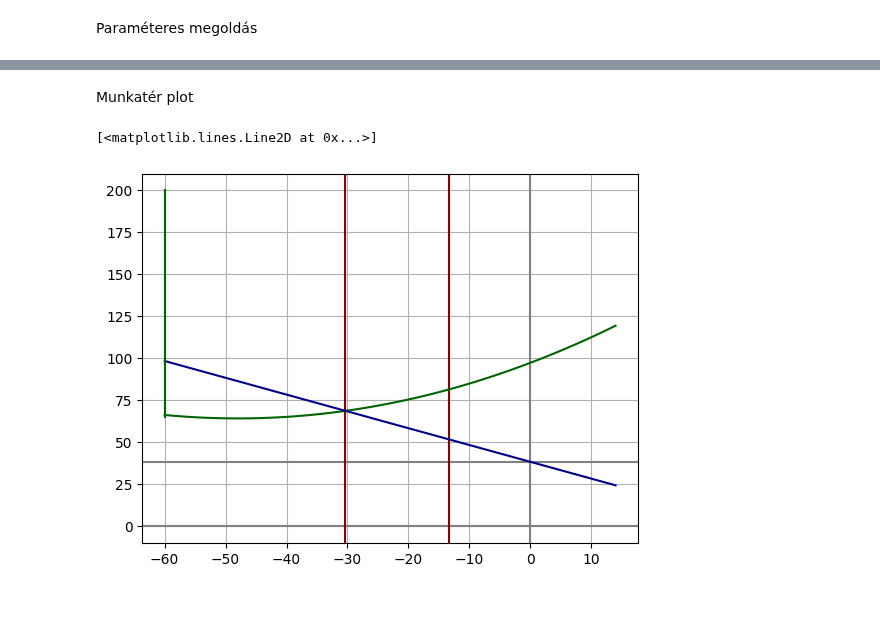
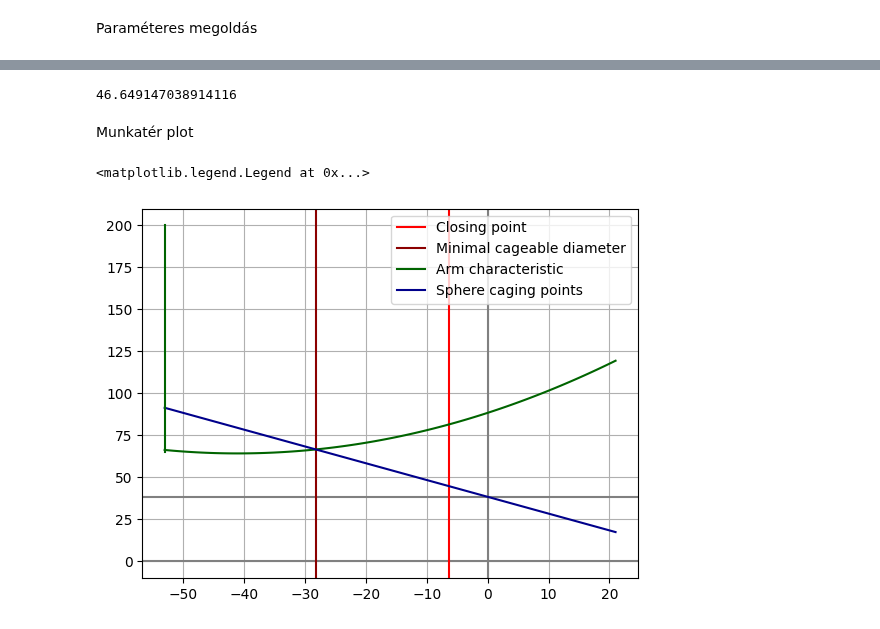
Before and after one commit to BellerAndras/hyperelastic-models, a Jupyter notebook: Characteristics_calcs.ipynb, the cells around one changed output, grey strips where cells are left out. Cells and saved outputs as stored; diff of their text form; code cells hidden in the pictures.

```diff
--- a/Characteristics_calcs.ipynb
+++ b/Characteristics_calcs.ipynb
@@ -134,20 +133,21 @@ Valós pozíció plot
 # %%
-Dc=120
-H0=38.5
-L=135
-H=200
+Dc=106#arm inner pitch circle diameter,mm
+H0=38.5#height of workpiece base from assembly base,mm
+L=135#arm length,mm
+H=200#height of encastre end from assembly base,mm
+B=22#broadness of arm,mm
 
 fig5, ax5 = plt.subplots()
 
-xvals_cont_1_r = xvals_cont_1-Dc/2
-fit_z1_r = fit_z1+H-L
-zc = -xvals_cont_1_r+H0
+xvals_cont_1_abs = xvals_cont_1-Dc/2
+fit_z1_abs = fit_z1+H-L
+zc = -xvals_cont_1_abs+H0
 
 
 ax5.axhline(H0)
 ax5.grid()
-ax5.plot(xvals_cont_1_r, fit_z1_r, '-', label='fit')
-ax5.plot(xvals_cont_1_r, zc, '-', label='fit')
+ax5.plot(xvals_cont_1_abs, fit_z1_abs, '-', label='fit')
+ax5.plot(xvals_cont_1_abs, zc, '-', label='fit')
 ax5.plot()
 # %% [output]
 []
@@ -158,7 +158,7 @@ Paraméteres megoldás
 x_sym,H0_sym,H_sym,L_sym,Dc_sym,c1,c2,c3 = sp.symbols("x,H0,H,L,Dc,c1,c2,c3")
 
 eq1 = c1*(x_sym+Dc_sym/2)**2+c2*(x_sym+Dc_sym/2)+c3+H_sym-L_sym-H0_sym+x_sym
-eq1_num = eq1.subs({H0_sym:38.5,H_sym:200,Dc_sym:120,L_sym:135,
+eq1_num = eq1.subs({H0_sym:H0,H_sym:H,Dc_sym:Dc,L_sym:L,
                     c1: coeffs1[0],c2: coeffs1[1],
                     c3: coeffs1[2]})
 
@@ -180,20 +184,24 @@ print(Dmin)
+# %%
+x_cl = Dc/2-B*3**(1/2)/6
+print(x_cl)
+# %% [output]
+46.649147038914116
 # %% [markdown]
 Munkatér plot
 # %%
-x_cl = 46.65 # számolni kódban szintén
-
 fig6, ax6 = plt.subplots()
 
 ax6.axhline(H0,color="gray")
 ax6.axhline(0,color="gray")
 ax6.axvline(0,color="gray")
-ax6.axvline(-Dc/2+x_cl,color="darkred")
-ax6.axvline(-Dc/2+x_dm,color="darkred")
+ax6.axvline(-Dc/2+x_cl,color="red",label="Closing point")
+ax6.axvline(-Dc/2+x_dm,color="darkred",label="Minimal cageable diameter")
 ax6.grid()
-ax6.plot(xvals_cont_1_r, fit_z1_r, '-', label='fit',color="darkgreen")
-ax6.plot(xvals_cont_1_r, zc, '-', label='fit',color="darkblue")
+ax6.plot(xvals_cont_1_abs, fit_z1_abs, '-',color="darkgreen",label="Arm characteristic")
+ax6.plot(xvals_cont_1_abs, zc, '-',color="darkblue",label="Sphere caging points")
 ax6.plot([-Dc/2,-Dc/2],[H,H-L],color="darkgreen")
+ax6.legend()
 #ax6.set_aspect("equal")
 # %% [output]
-[<matplotlib.lines.Line2D at 0x...>]
+<matplotlib.legend.Legend at 0x...>
-[figure, old version]
+[figure, new version]
```
Also changed, not shown: parts of 17 cells of this notebook, 5 other files.
